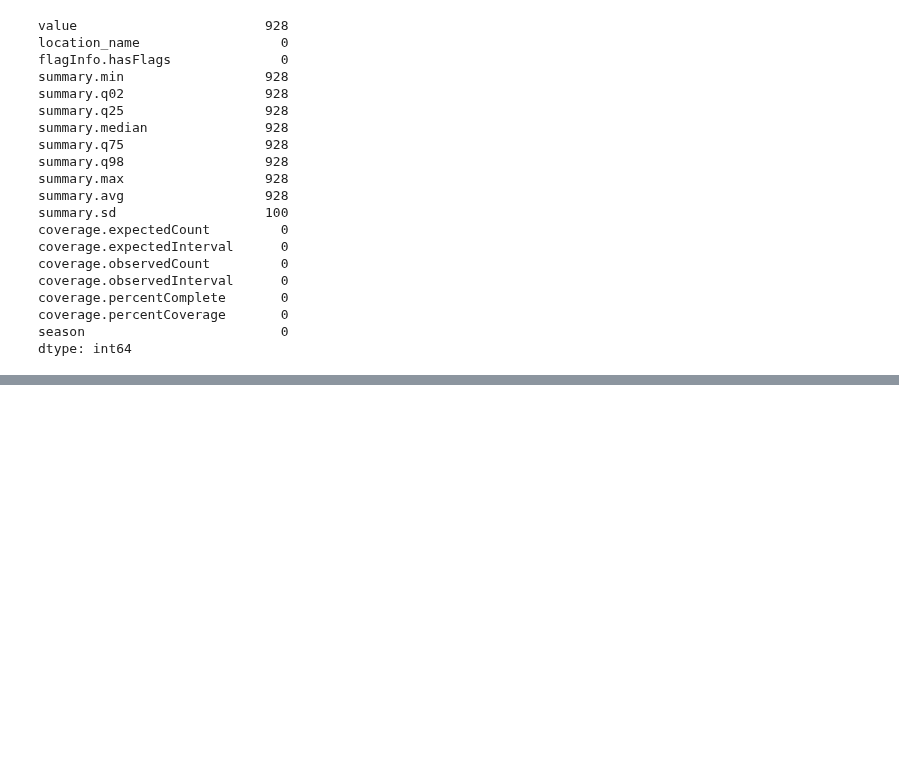
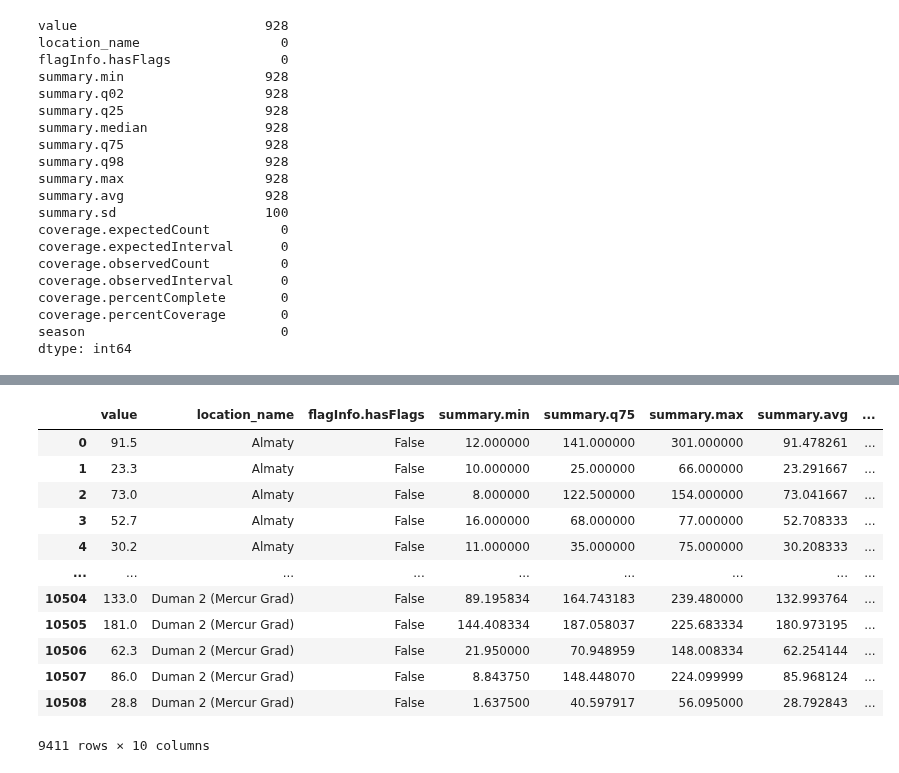
Before and after one commit to iencislennon/Next-Day-PM2.5-Air-Quality-Forecasting-forAlmaty, a Jupyter notebook: exploratory/sandbox.ipynb, the cells around one changed output, grey strips where cells are left out. Cells and saved outputs as stored; diff of their text form; code cells hidden in the pictures; blank space fills up the shorter version.

```diff
--- a/exploratory/sandbox.ipynb
+++ b/exploratory/sandbox.ipynb
@@ -326,0 +551,19 @@ dtype: int64
+# %%
+# okay one more drop
+clean_df = clean_df.drop(columns=['summary.q02', 'summary.q98', 'summary.q25', 'summary.median'])
+# %%
+clean_df
+# %% [output]
+|  | value | location_name | flagInfo.hasFlags | summary.min | summary.q75 | summary.max | summary.avg | ... |
+| 0 | 91.5 | Almaty | False | 12.000000 | 141.000000 | 301.000000 | 91.478261 | ... |
+| 1 | 23.3 | Almaty | False | 10.000000 | 25.000000 | 66.000000 | 23.291667 | ... |
+| 2 | 73.0 | Almaty | False | 8.000000 | 122.500000 | 154.000000 | 73.041667 | ... |
+| 3 | 52.7 | Almaty | False | 16.000000 | 68.000000 | 77.000000 | 52.708333 | ... |
+| 4 | 30.2 | Almaty | False | 11.000000 | 35.000000 | 75.000000 | 30.208333 | ... |
+| ... | ... | ... | ... | ... | ... | ... | ... | ... |
+| 10504 | 133.0 | Duman 2 (Mercur Grad) | False | 89.195834 | 164.743183 | 239.480000 | 132.993764 | ... |
+| 10505 | 181.0 | Duman 2 (Mercur Grad) | False | 144.408334 | 187.058037 | 225.683334 | 180.973195 | ... |
+| 10506 | 62.3 | Duman 2 (Mercur Grad) | False | 21.950000 | 70.948959 | 148.008334 | 62.254144 | ... |
+| 10507 | 86.0 | Duman 2 (Mercur Grad) | False | 8.843750 | 148.448070 | 224.099999 | 85.968124 | ... |
+| 10508 | 28.8 | Duman 2 (Mercur Grad) | False | 1.637500 | 40.597917 | 56.095000 | 28.792843 | ... |
+9411 rows × 10 columns
```
Also changed, not shown: parts of 33 cells of this notebook, 3 other files.
